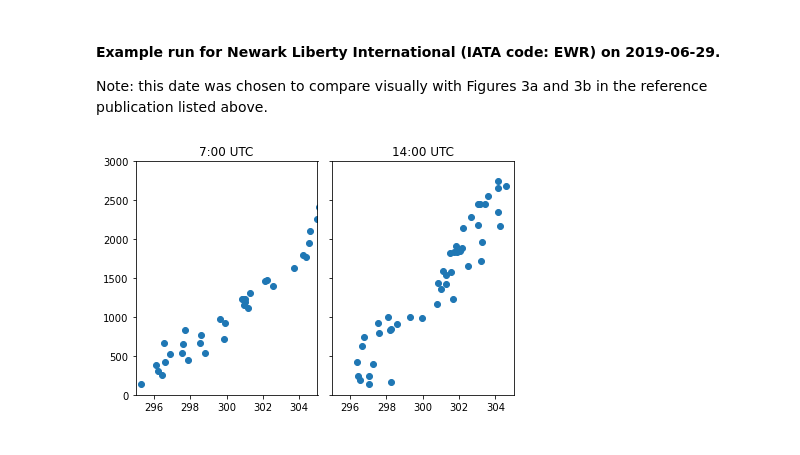
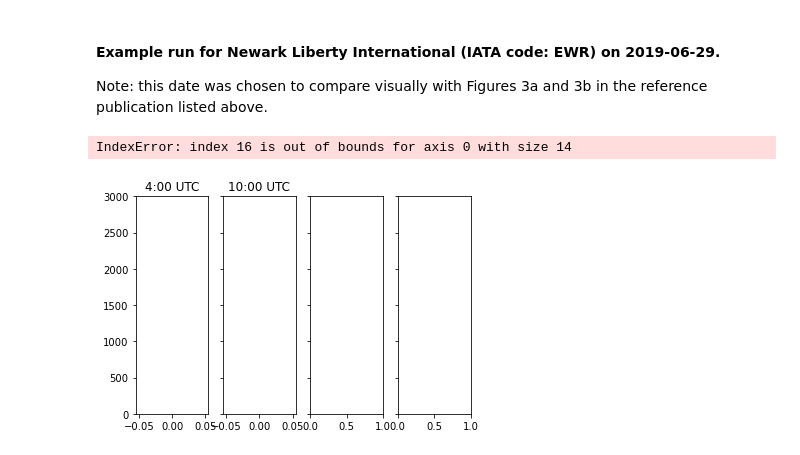
Before and after one commit to mr-gabrielrios/urban_boundary_layer_obs, a Jupyter notebook: dev/bin/amdar.ipynb, the cells around one changed output. Drawn from its saved outputs; the diff is of its cells as text; code cells hidden in the pictures.

```diff
--- a/dev/bin/amdar.ipynb
+++ b/dev/bin/amdar.ipynb
@@ -74,7 +74,7 @@ def acars_data_download(local_dir, date, airport, delete_files=False):
                 # Get string name for airport relevant to the flight
                 str_ = xr_hour.isel(recNum=i)['profileAirport'].values.astype(str)
                 # If the airport string matches the target string, process data
-                if str_ == airport:
+                if str_ in airport:
                     # Pull xArray Dataset corresponding to this airport
                     temp = xr_hour.isel(recNum=i)
                     # Get flight data report time
@@ -97,7 +97,8 @@ def acars_data_download(local_dir, date, airport, delete_files=False):
                                        'latitude': (['latitude'], [lat_]),
                                    })
                     # Include derived parameter calculations here.
-                    ds['potential_temperature'] = ds['temperature'] * (1000/ds['pressure']) ** (287/1004)
+                    # ds['potential_temperature'] = ds['temperature'] * (1000/ds['pressure']) ** (287/1004)
+                    # ds['specific_humidity'] = ds['relative_humidity'] * np.exp(17.67*(ds['temperature'] - 273.15)/(ds['temperature'] - 29.65)) / (0.263 * ds['pressure'])
                     # Append hourly data to the xArray container list
                     files.append(ds)
 
@@ -127,25 +128,25 @@ Note: this date was chosen to compare visually with Figures 3a and 3b in the ref
 # %%
 # Define local directory
 local_dir = '/Volumes/UBL Data/data/amdar'
 # Define date of interest
-date = '2016-06-29'
+date = '2015-08-05'
 # Define airport (Newark Liberty International defined here)
-airport = 'EWR'
+airport = ['LGA']
 # Acquire data for the given day
 xr_data = acars_data_download(local_dir, date, airport, delete_files=False)
 
 # Plot data
-fig, ax = plt.subplots(ncols=2, sharey=True)
-hours, param = [7, 14], 'potential_temperature'
+hours, param = [4, 10, 16, 22], 'relative_humidity'
+fig, ax = plt.subplots(ncols=len(hours), sharey=True)
 for i, hour in enumerate(hours):
     hourly_mean, hourly_std = [xr_data[param].groupby('time.hour').mean().isel(hour=hour),
                                xr_data[param].groupby('time.hour').std().isel(hour=hour)]
     mask = ~np.isnan(hourly_mean.values)
     hourly_mean, hourly_std = hourly_mean[mask], hourly_std[mask]
     im_mean = ax[i].plot(hourly_mean, hourly_mean.height, marker='o', lw=0)
-    ax[i].set_xlim([295, 305])
     ax[i].set_ylim([0, 3000])
     ax[i].set_title('{0}:00 UTC'.format(hour))
 fig.tight_layout()
 # %% [output]
+IndexError: index 16 is out of bounds for axis 0 with size 14
-[figure, old version]
+[figure, new version]
```
Also changed, not shown: parts of 3 cells of this notebook, 38 other files.
